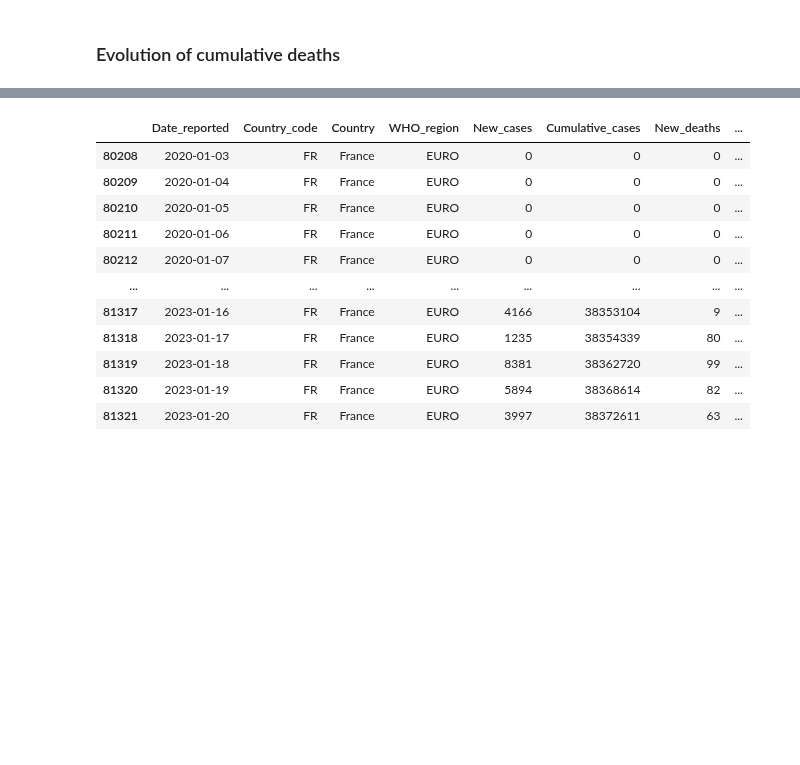
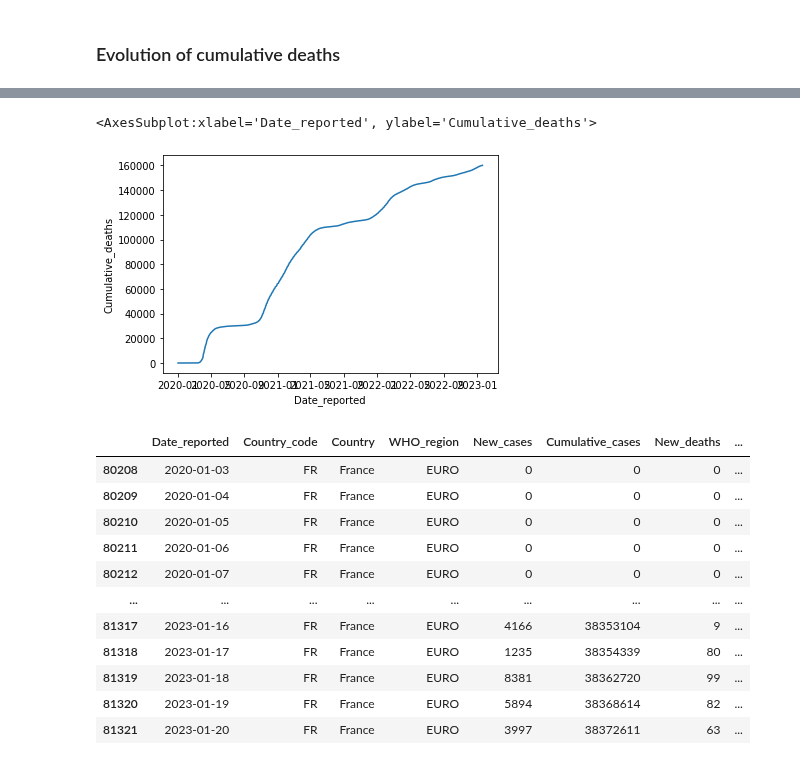
Before and after one commit to AmElmo/Covid_tracking_dashboard, a Jupyter notebook: data_collection.ipynb, the cells around one changed output, grey strips where cells are left out. Drawn from its saved outputs; the diff is of its cells as text; code cells hidden in the pictures; blank space fills up the shorter version.

```diff
--- a/data_collection.ipynb
+++ b/data_collection.ipynb
@@ -178,2 +260,6 @@ evolution_new_deaths
 # %% [markdown]
 ### Evolution of cumulative deaths
+# %%
+data_country = data[data["Country"] == "France"]
+evolution_cumulative_deaths = data_country[["Date_reported", "Cumulative_deaths"]]
+evolution_cumulative_deaths
@@ -180,3 +280,8 @@ evolution_new_deaths
+# %%
+sns.lineplot(data=evolution_cumulative_deaths, x="Date_reported", y="Cumulative_deaths")
+# %% [output]
+<AxesSubplot:xlabel='Date_reported', ylabel='Cumulative_deaths'>
+[figure, added]
 # %%
 data_country
 # %% [output]
```
Also changed, not shown: parts of 12 cells of this notebook.
